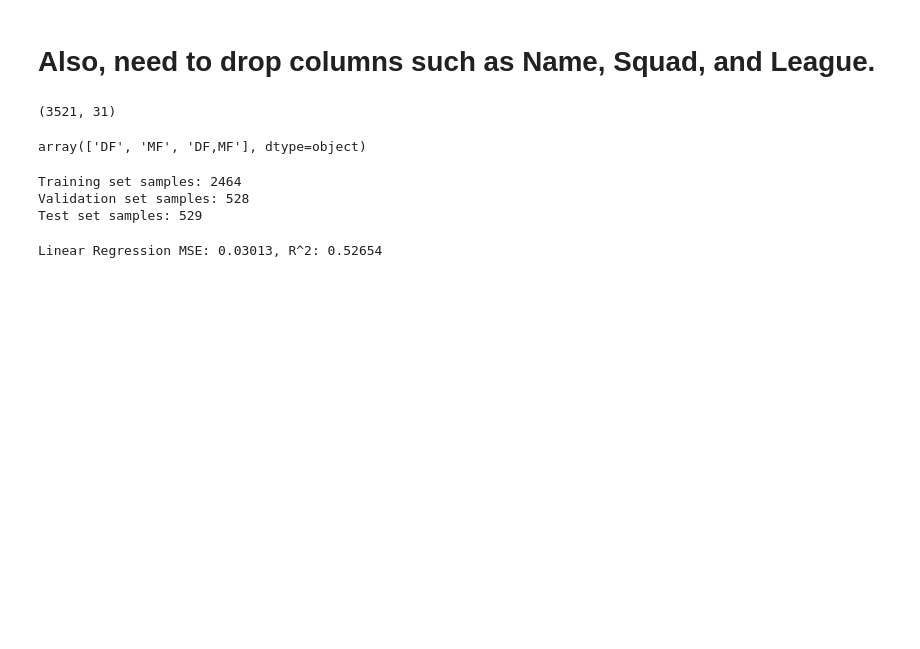
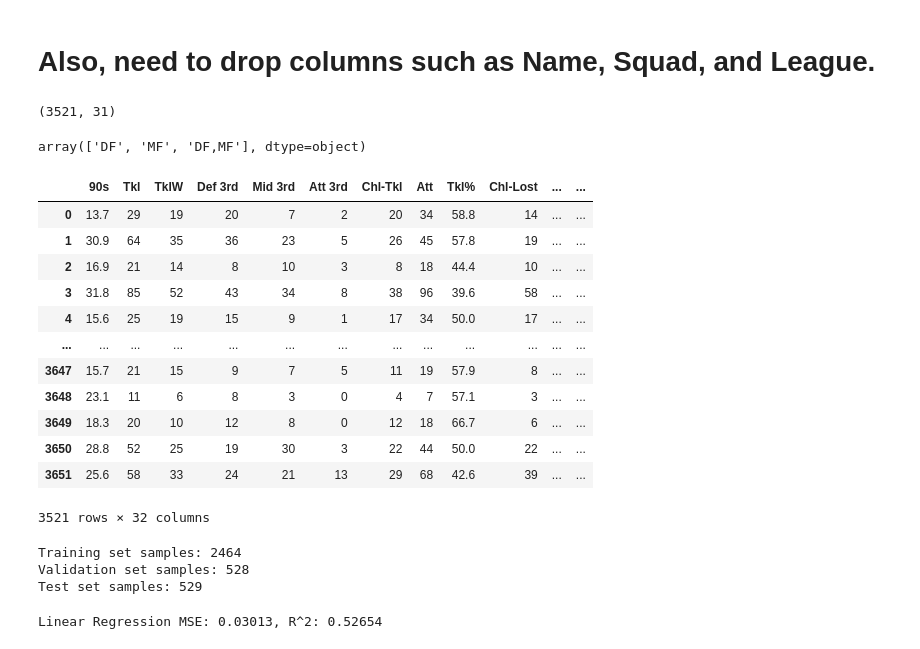
Before and after one commit to rvelez1005/SARG-Defender-Analytics, a Jupyter notebook: defender_models.ipynb, the cells around one changed output. Saved outputs shown, nothing was run; the diff lists cells and outputs as text; code cells hidden in the pictures; blank space fills up the shorter version.

```diff
--- a/defender_models.ipynb
+++ b/defender_models.ipynb
@@ -107,6 +107,22 @@ array(['DF', 'MF', 'DF,MF'], dtype=object)
 # %%
 df_encoded = pd.get_dummies(df_processed, columns=["Pos"], drop_first=True)
 df_encoded = df_encoded.astype({'Pos_DF,MF': 'int', 'Pos_MF': 'int'})
+# %%
+df_encoded
+# %% [output]
+|  | 90s | Tkl | TklW | Def 3rd | Mid 3rd | Att 3rd | Chl-Tkl | Att | Tkl% | Chl-Lost | ... | ... |
+| 0 | 13.7 | 29 | 19 | 20 | 7 | 2 | 20 | 34 | 58.8 | 14 | ... | ... |
+| 1 | 30.9 | 64 | 35 | 36 | 23 | 5 | 26 | 45 | 57.8 | 19 | ... | ... |
+| 2 | 16.9 | 21 | 14 | 8 | 10 | 3 | 8 | 18 | 44.4 | 10 | ... | ... |
+| 3 | 31.8 | 85 | 52 | 43 | 34 | 8 | 38 | 96 | 39.6 | 58 | ... | ... |
+| 4 | 15.6 | 25 | 19 | 15 | 9 | 1 | 17 | 34 | 50.0 | 17 | ... | ... |
+| ... | ... | ... | ... | ... | ... | ... | ... | ... | ... | ... | ... | ... |
+| 3647 | 15.7 | 21 | 15 | 9 | 7 | 5 | 11 | 19 | 57.9 | 8 | ... | ... |
+| 3648 | 23.1 | 11 | 6 | 8 | 3 | 0 | 4 | 7 | 57.1 | 3 | ... | ... |
+| 3649 | 18.3 | 20 | 10 | 12 | 8 | 0 | 12 | 18 | 66.7 | 6 | ... | ... |
+| 3650 | 28.8 | 52 | 25 | 19 | 30 | 3 | 22 | 44 | 50.0 | 22 | ... | ... |
+| 3651 | 25.6 | 58 | 33 | 24 | 21 | 13 | 29 | 68 | 42.6 | 39 | ... | ... |
+3521 rows × 32 columns
 # %%
 from sklearn.model_selection import train_test_split
 
```
Also changed, not shown: parts of 16 cells of this notebook, 35 other files.
